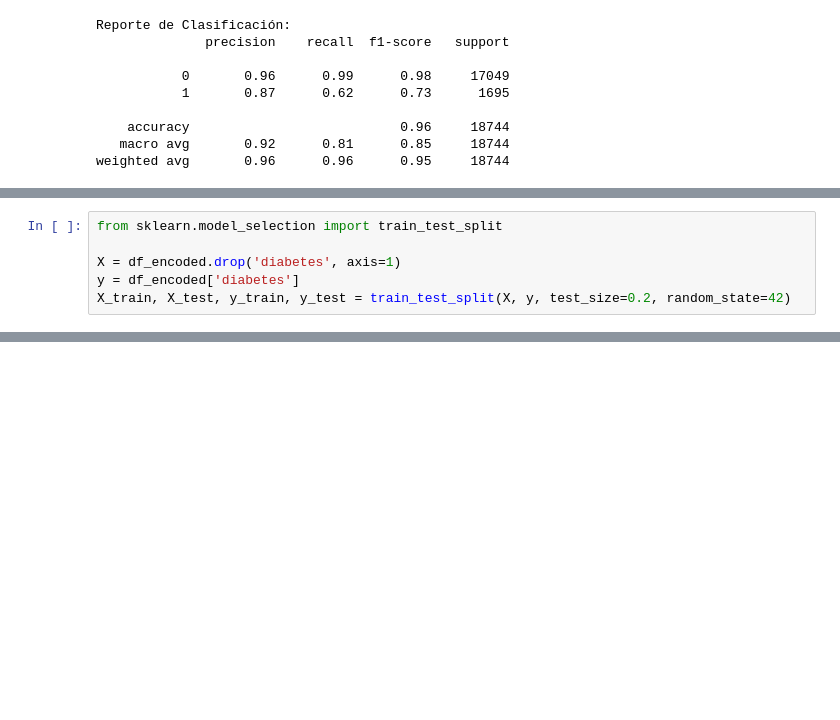
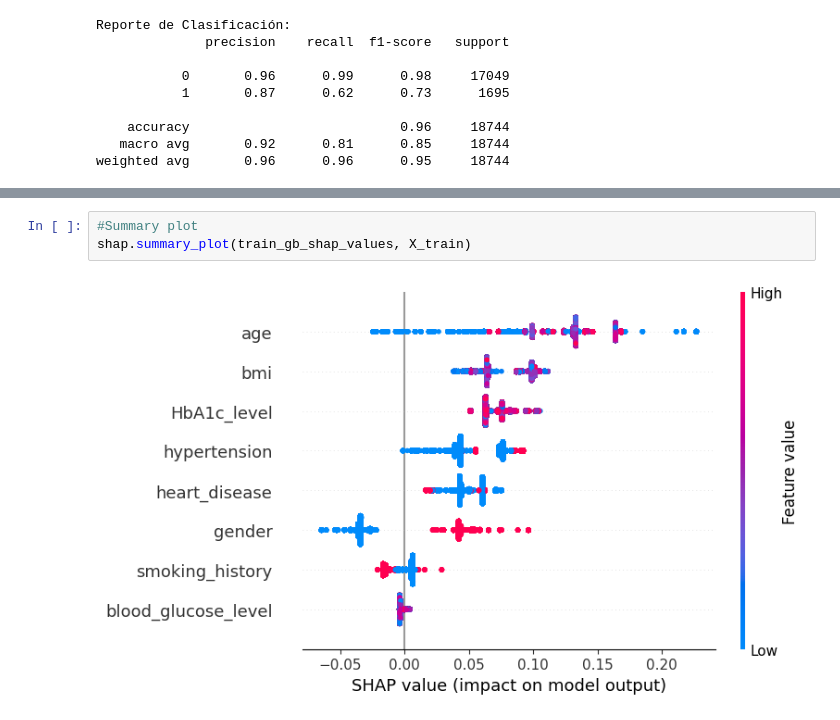
Before and after one commit to acarmonag/ML, a Jupyter notebook: diabetis.ipynb, the cells around one changed output, grey strips where cells are left out. Saved outputs shown, nothing was run; the diff lists cells and outputs as text; blank space fills up the shorter version.

```diff
--- a/diabetis.ipynb
+++ b/diabetis.ipynb
@@ -399,6 +335,0 @@ print(f"Features dropped due to high correlation: {df_encoded_dropped}")
-# %%
-from sklearn.model_selection import train_test_split
-
-X = df_encoded.drop('diabetes', axis=1)
-y = df_encoded['diabetes']
-X_train, X_test, y_train, y_test = train_test_split(X, y, test_size=0.2, random_state=42)
@@ -603,0 +567,5 @@ print(f"Estimated probability of diabetes: {probability:.2%}")
+# %%
+#Summary plot
+shap.summary_plot(train_gb_shap_values, X_train)
+# %% [output]
+[figure, added]
```
Also changed, not shown: parts of 46 cells of this notebook.
